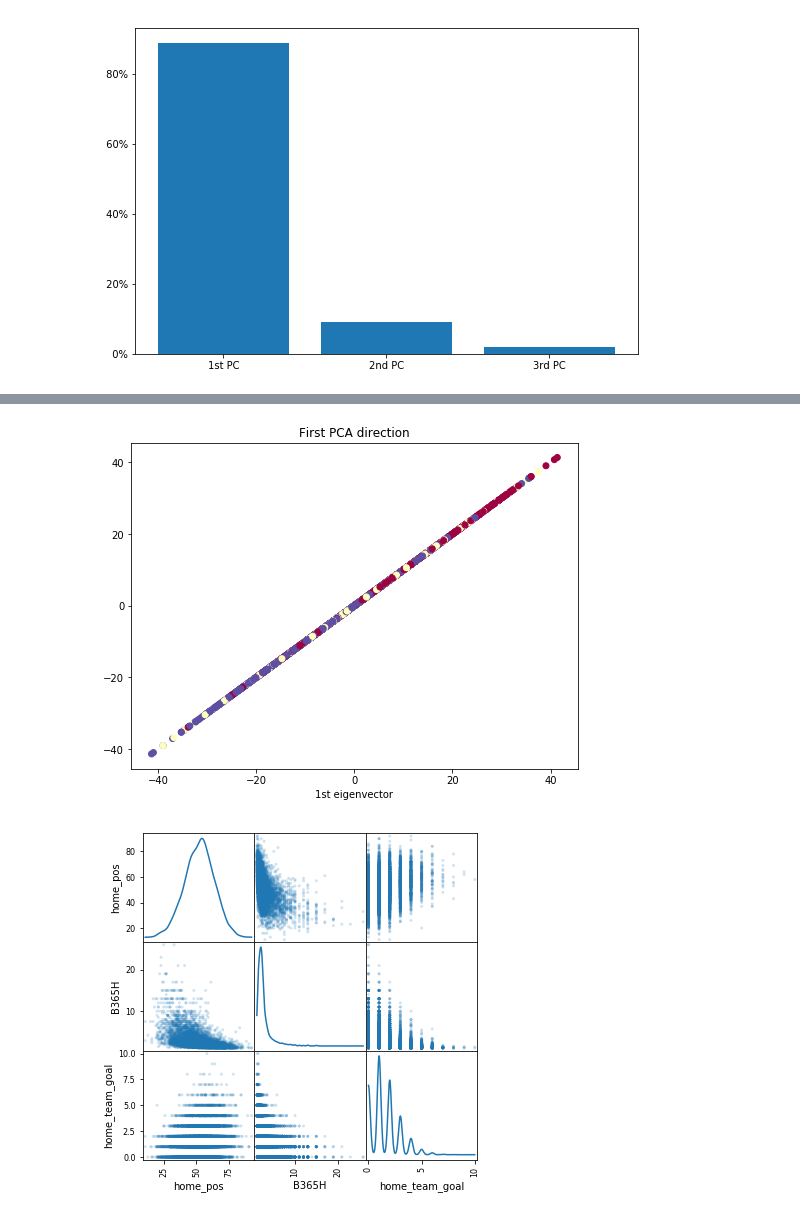
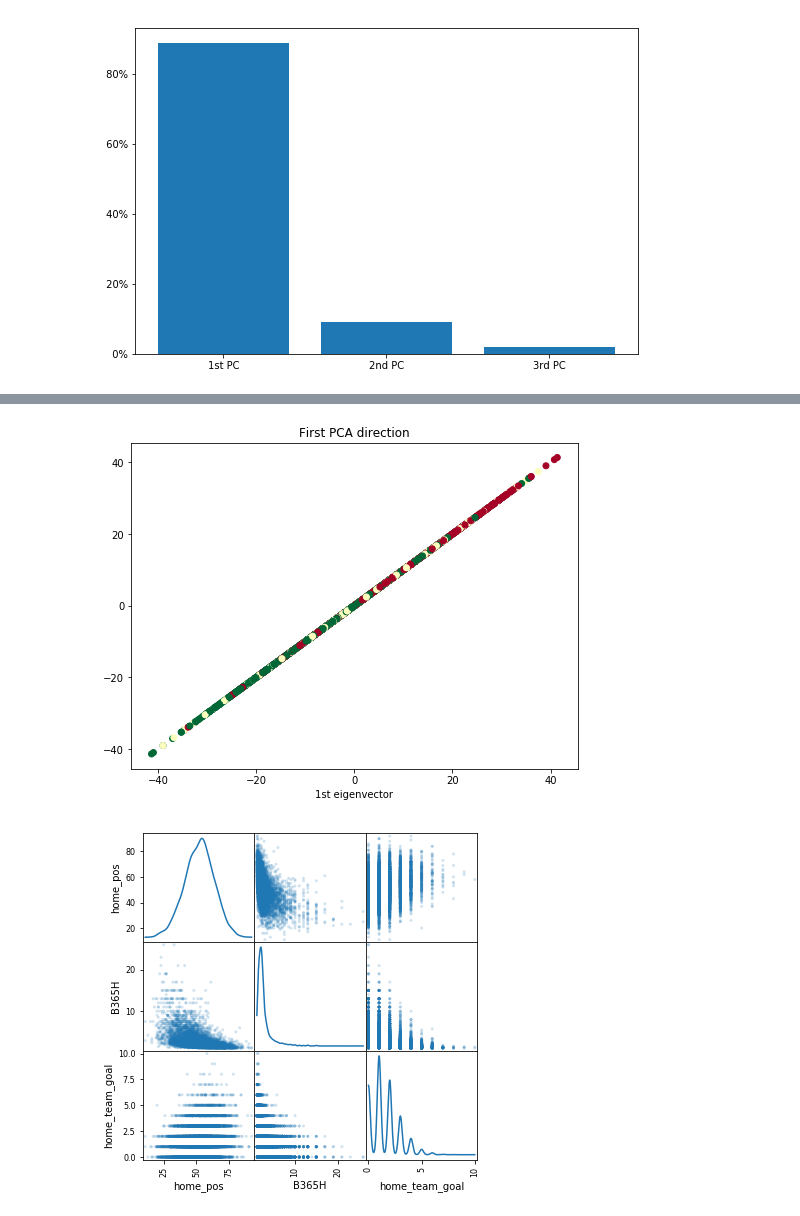
Before and after one commit to egill12/DataScienceTechniques, a Jupyter notebook: football_explore.ipynb, the cells around one changed output, grey strips where cells are left out. Cells and saved outputs as stored; diff of their text form; code cells hidden in the pictures.

```diff
--- a/football_explore.ipynb
+++ b/football_explore.ipynb
@@ -111,16 +111,16 @@ fig.savefig("pca_homeodds.png")
 # %%
 import matplotlib.pyplot as plt
 from mpl_toolkits.mplot3d import Axes3D
 fig = plt.figure(1, figsize=(8, 6))
 ax = fig.add_subplot(111)
 plt.scatter(pca[:, 0],pca[:, 0], c=Y_clean['home_w'],
-           cmap="Spectral")
+           cmap="RdYlGn")
 ax.set_title("First PCA direction")
 ax.set_xlabel("1st eigenvector")
 fig = ax.get_figure()
 fig.savefig("pca1Only.png")
 # %% [output]
-[figure, old version]
+[figure, new version]
 # %%
 from pandas.plotting import scatter_matrix
 ax = scatter_matrix(dataDump[['home_pos','B365H','home_team_goal']], alpha=0.2, figsize=(6, 6), diagonal='kde')
```
Also changed, not shown: parts of 3 cells of this notebook, 4 other files.
